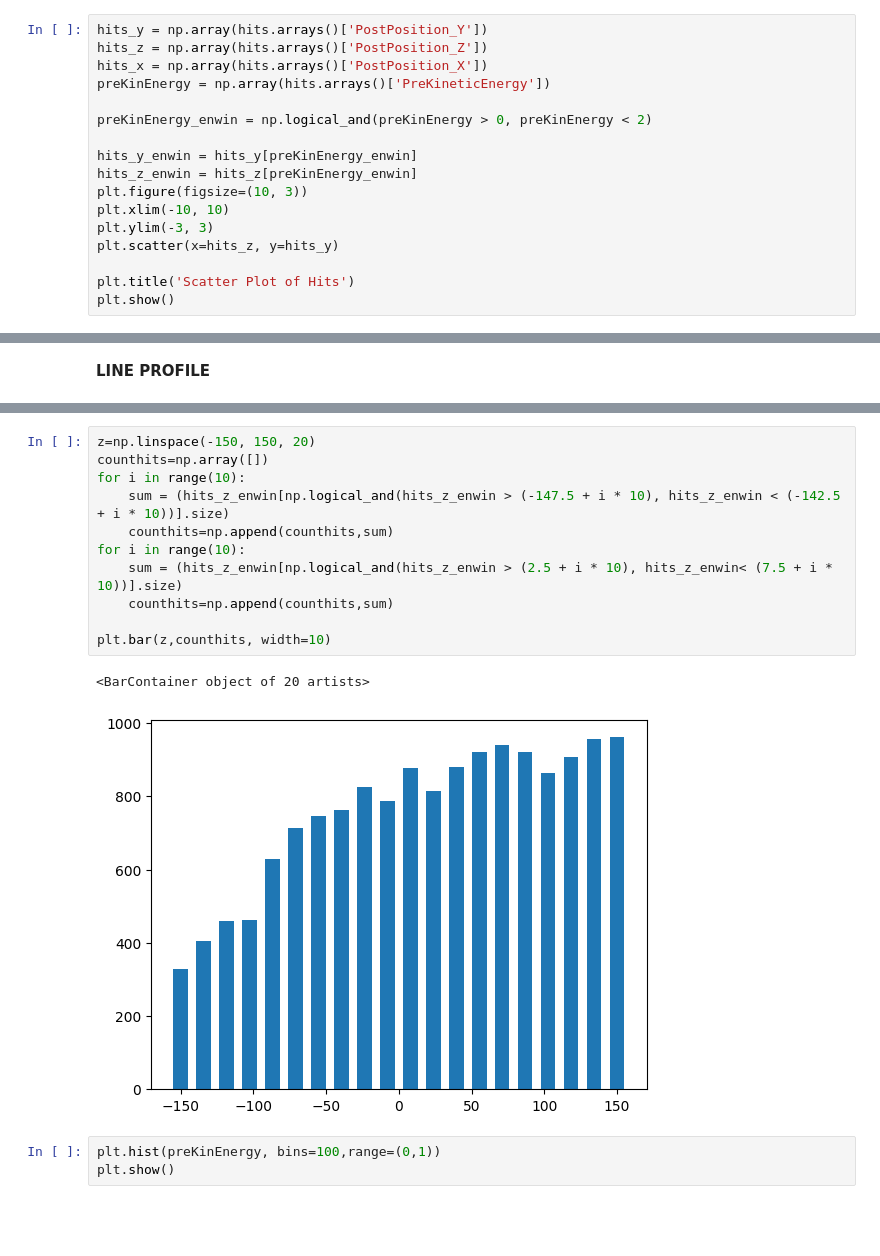
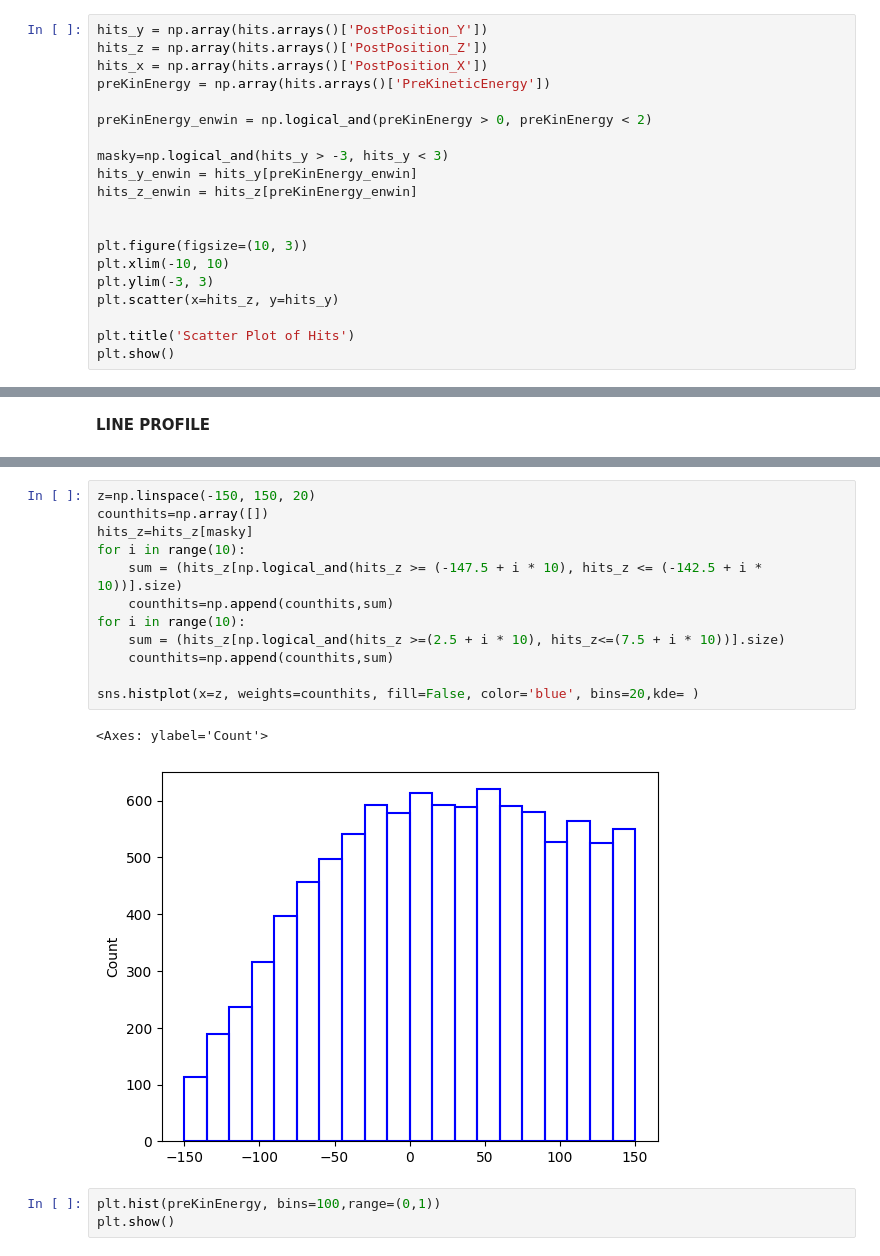
Before and after one commit to francescouni0/VHEE_monitor, a Jupyter notebook: analysis.ipynb, the cells around one changed output, grey strips where cells are left out. Cells and saved outputs as stored; diff of their text form; blank space fills up the shorter version.

```diff
--- a/analysis.ipynb
+++ b/analysis.ipynb
@@ -194,8 +194,11 @@ preKinEnergy = np.array(hits.arrays()['PreKineticEnergy'])
 
 preKinEnergy_enwin = np.logical_and(preKinEnergy > 0, preKinEnergy < 2)
 
+masky=np.logical_and(hits_y > -3, hits_y < 3)
 hits_y_enwin = hits_y[preKinEnergy_enwin]
 hits_z_enwin = hits_z[preKinEnergy_enwin]
+
+
 plt.figure(figsize=(10, 3))
 plt.xlim(-10, 10)
 plt.ylim(-3, 3)
@@ -222,17 +225,18 @@ plt.show()
 # %%
 z=np.linspace(-150, 150, 20)
 counthits=np.array([])
+hits_z=hits_z[masky]
 for i in range(10):
-    sum = (hits_z_enwin[np.logical_and(hits_z_enwin > (-147.5 + i * 10), hits_z_enwin < (-142.5 + i * 10))].size)
+    sum = (hits_z[np.logical_and(hits_z >= (-147.5 + i * 10), hits_z <= (-142.5 + i * 10))].size)
     counthits=np.append(counthits,sum)
 for i in range(10):
-    sum = (hits_z_enwin[np.logical_and(hits_z_enwin > (2.5 + i * 10), hits_z_enwin< (7.5 + i * 10))].size)
+    sum = (hits_z[np.logical_and(hits_z >=(2.5 + i * 10), hits_z<=(7.5 + i * 10))].size)
     counthits=np.append(counthits,sum)
 
-plt.bar(z,counthits, width=10)
+sns.histplot(x=z, weights=counthits, fill=False, color='blue', bins=20,kde= )
 # %% [output]
-<BarContainer object of 20 artists>
+<Axes: ylabel='Count'>
-[figure, old version]
+[figure, new version]
 # %%
 plt.hist(preKinEnergy, bins=100,range=(0,1))
 plt.show()
```
Also changed, not shown: parts of 1 cell of this notebook.
